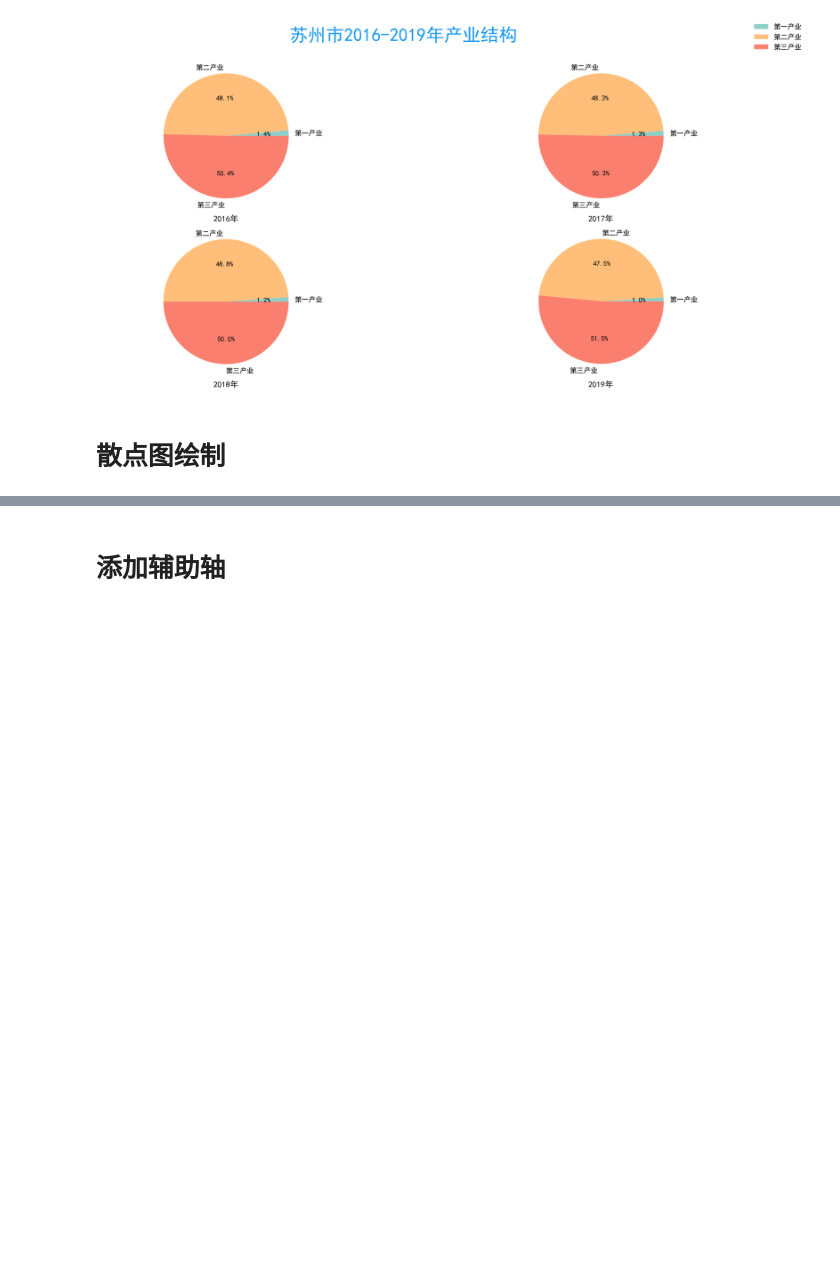
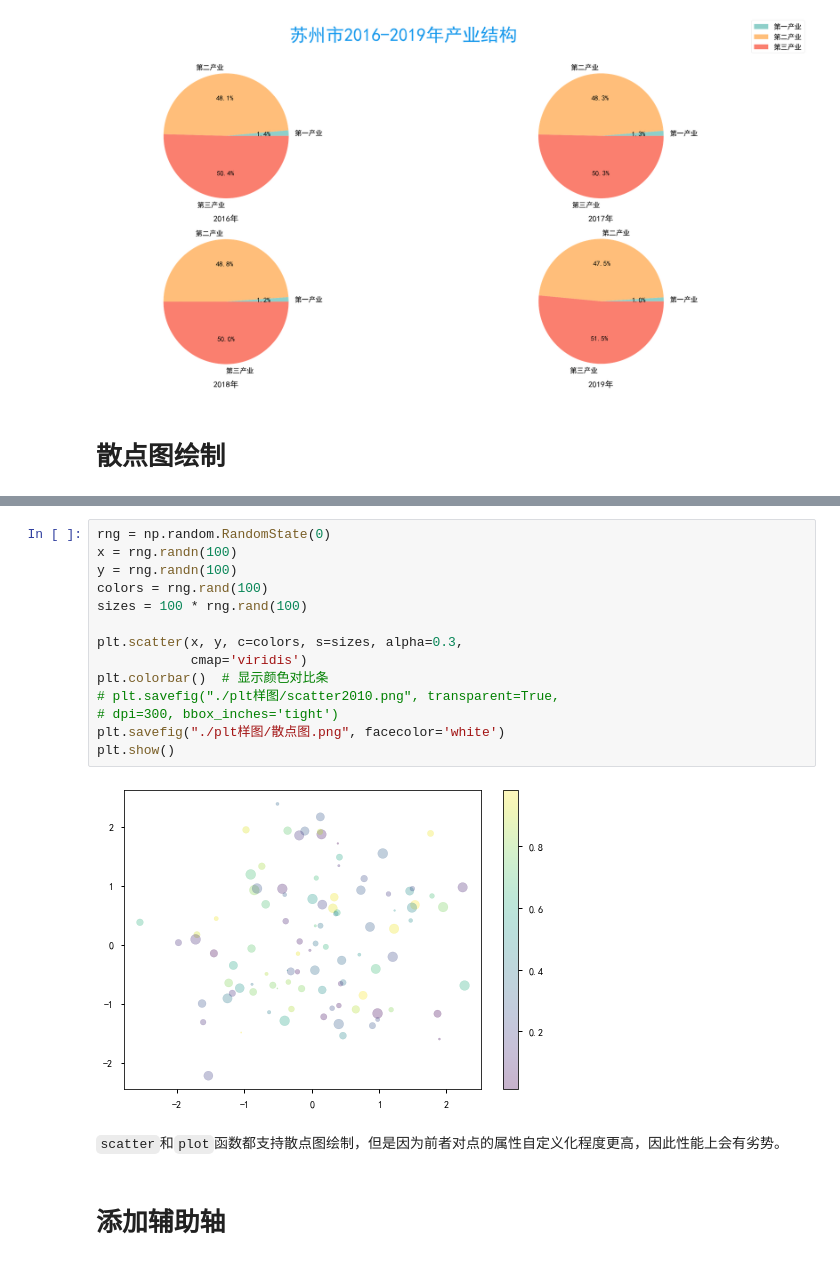
Before and after one commit to kebuAAA/Visualization-using-python, a Jupyter notebook: plt绘图.ipynb, the cells around one changed output, grey strips where cells are left out. Cells and saved outputs as stored; diff of their text form; blank space fills up the shorter version.

```diff
--- a/plt绘图.ipynb
+++ b/plt绘图.ipynb
@@ -232,3 +213,21 @@ SyntaxError: invalid syntax (Temp/ipykernel_1956/642248611.py, line 1)
+# %%
+rng = np.random.RandomState(0)
+x = rng.randn(100)
+y = rng.randn(100)
+colors = rng.rand(100)
+sizes = 100 * rng.rand(100)
+
+plt.scatter(x, y, c=colors, s=sizes, alpha=0.3,
+            cmap='viridis')
+plt.colorbar()  # 显示颜色对比条
+# plt.savefig("./plt样图/scatter2010.png", transparent=True,
+# dpi=300, bbox_inches='tight')
+plt.savefig("./plt样图/散点图.png", facecolor='white')
+plt.show()
+# %% [output]
+[figure, added]
+# %% [markdown]
+`scatter`和`plot`函数都支持散点图绘制，但是因为前者对点的属性自定义化程度更高，因此性能上会有劣势。
 # %% [markdown]
 # 添加辅助轴
 # %% [markdown]
```
Also changed, not shown: parts of 10 cells of this notebook, 20 other files.
